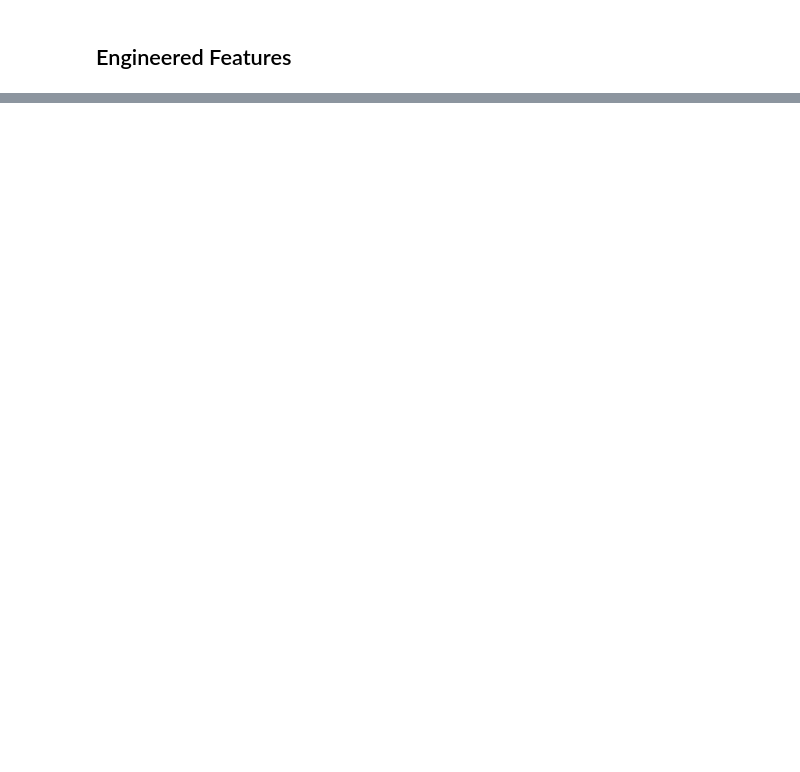
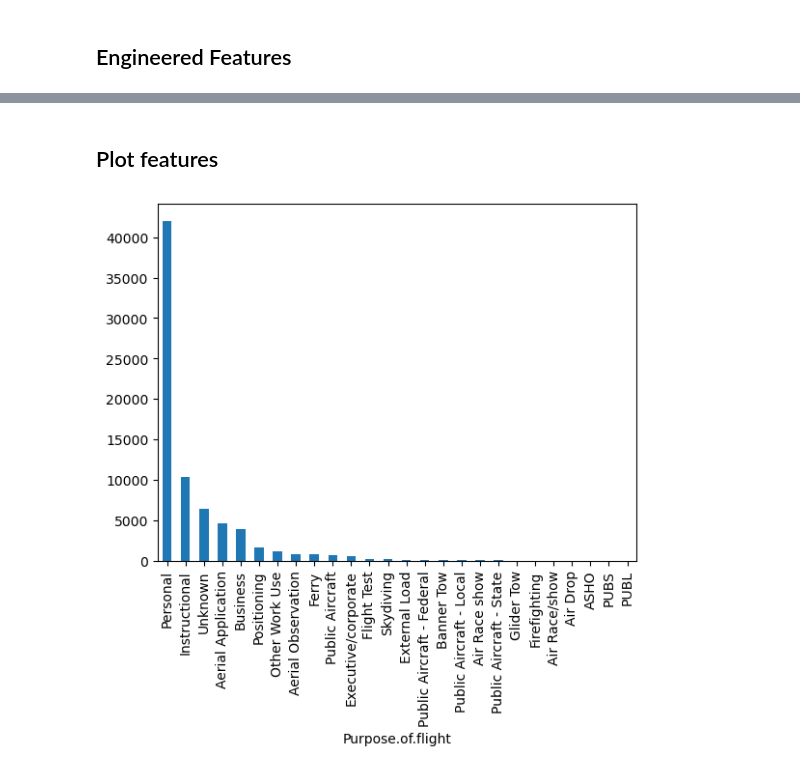
Before and after one commit to torederu/NTSB-Aviation-Analysis, a Jupyter notebook: tem/student.ipynb, the cells around one changed output, grey strips where cells are left out. Cells and saved outputs as stored; diff of their text form; code cells hidden in the pictures; blank space fills up the shorter version.

```diff
--- a/tem/student.ipynb
+++ b/tem/student.ipynb
@@ -138,0 +243,6 @@ Name: count, dtype: int64
+# %% [markdown]
+## Plot features
+# %%
+df['Purpose.of.flight'].value_counts().plot.bar();
+# %% [output]
+[figure, added]
```
Also changed, not shown: parts of 19 cells of this notebook.
